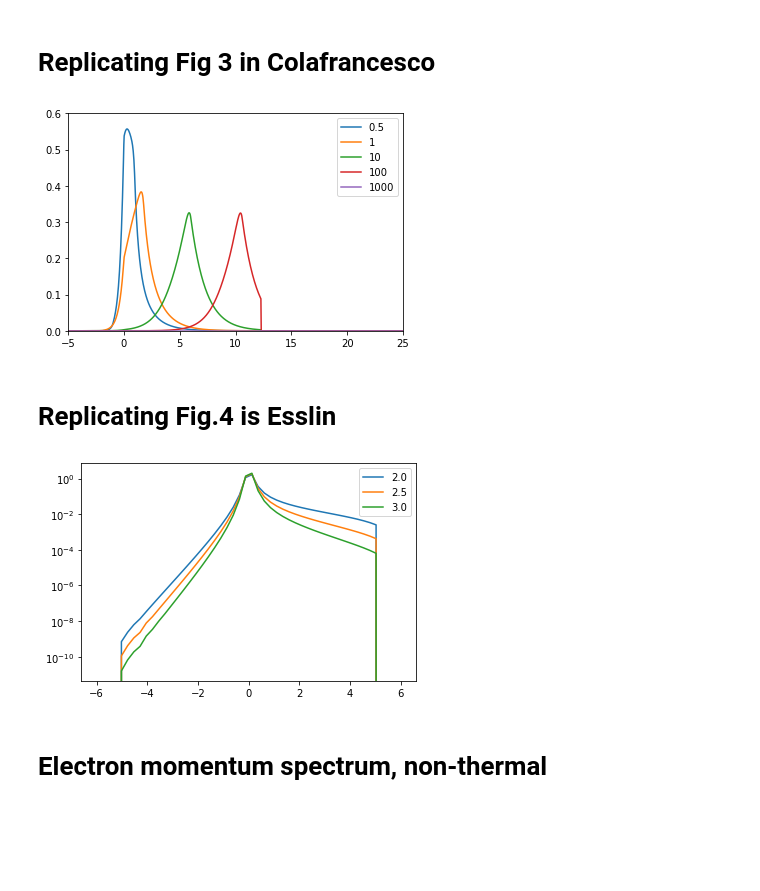
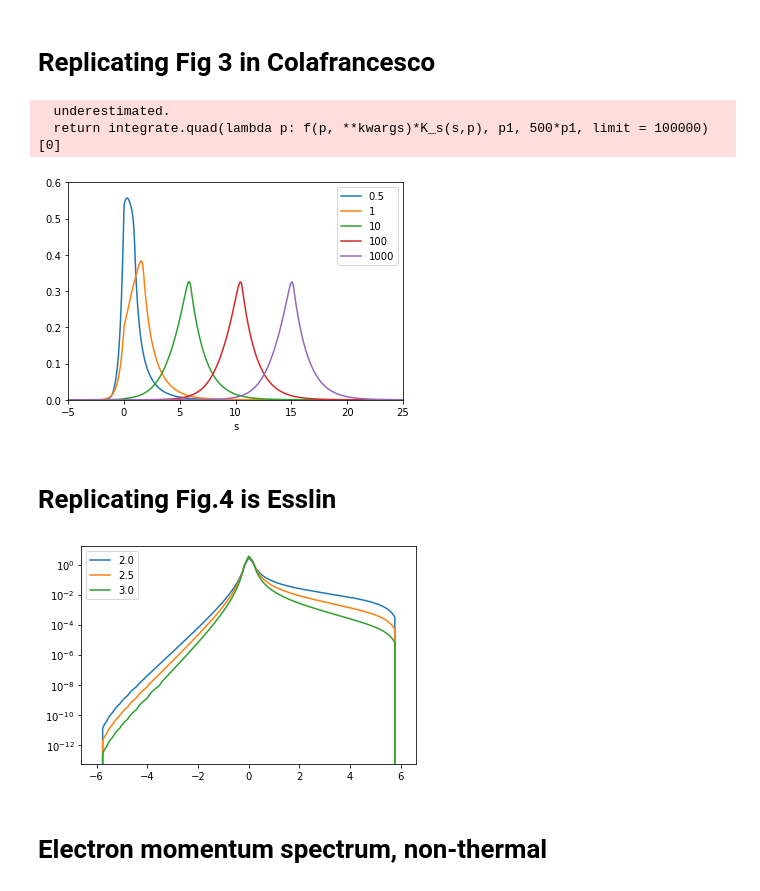
Before and after one commit to MUSTANG-SZ/WITCH, a Jupyter notebook: sup-factor.ipynb, the cells around one changed output. Saved outputs shown, nothing was run; the diff lists cells and outputs as text; code cells hidden in the pictures; blank space fills up the shorter version.

```diff
--- a/sup-factor.ipynb
+++ b/sup-factor.ipynb
@@ -88,7 +88,11 @@ def K_int(t, f, **kwargs):
     return integrate.quad(lambda p: f(p, **kwargs)*K(t,p), 0, np.inf)[0]
 
 def _K_1_s(s, f, **kwargs):
-    return integrate.quad(lambda p: f(p, **kwargs)*K_s(s,p), 0, np.inf, limit = 100000)[0]
+    if 'p1' in kwargs.keys():
+        p1 = kwargs['p1']
+        return integrate.quad(lambda p: f(p, **kwargs)*K_s(s,p), p1, 250*p1, limit = 100000)[0]
+    else:
+        return integrate.quad(lambda p: f(p, **kwargs)*K_s(s,p), 0, np.inf, limit = 100000)[0]
 
 K_1_s = np.vectorize(_K_1_s, excluded = ['f'], otypes = [np.float])
 
@@ -150,23 +154,26 @@ plt.show()
 # %%
 s_space = np.linspace(-5, 25,1000)
 ps = [0.5, 1, 10, 100, 1000]
 
 for i, p in enumerate(ps):
     x = s_space
     y = K_1_s(s_space, f_cr, alpha = 2.5, p1=p, p2 = 1e8)
     plt.plot(x,y, label = str(p))
 
 plt.ylim(0, 0.6)
 plt.xlim(-5,25)
+plt.xlabel('s')
 plt.legend()
 plt.show()
 # %% [output]
+  underestimated.
+  return integrate.quad(lambda p: f(p, **kwargs)*K_s(s,p), p1, 500*p1, limit = 100000)[0]
-[figure, old version]
+[figure, new version]
 # %% [markdown]
 # Replicating Fig.4 is Esslin
 # %%
 alphas = [2.0, 2.5, 3.0]
-s_space = np.linspace(-6,6)
+s_space = np.linspace(-6,6,1000)
 for i, alpha in enumerate(alphas):
     x = s_space
     y = K_1_s(s_space, f_cr, alpha = alpha, p1=0.1, p2 = 10)
@@ -178,7 +185,7 @@ plt.yscale('log')
 plt.legend()
 plt.show()
 # %% [output]
-[figure, old version]
+[figure, new version]
 # %% [markdown]
 # Electron momentum spectrum, non-thermal
 # %%
```
Also changed, not shown: parts of 2 cells of this notebook.
